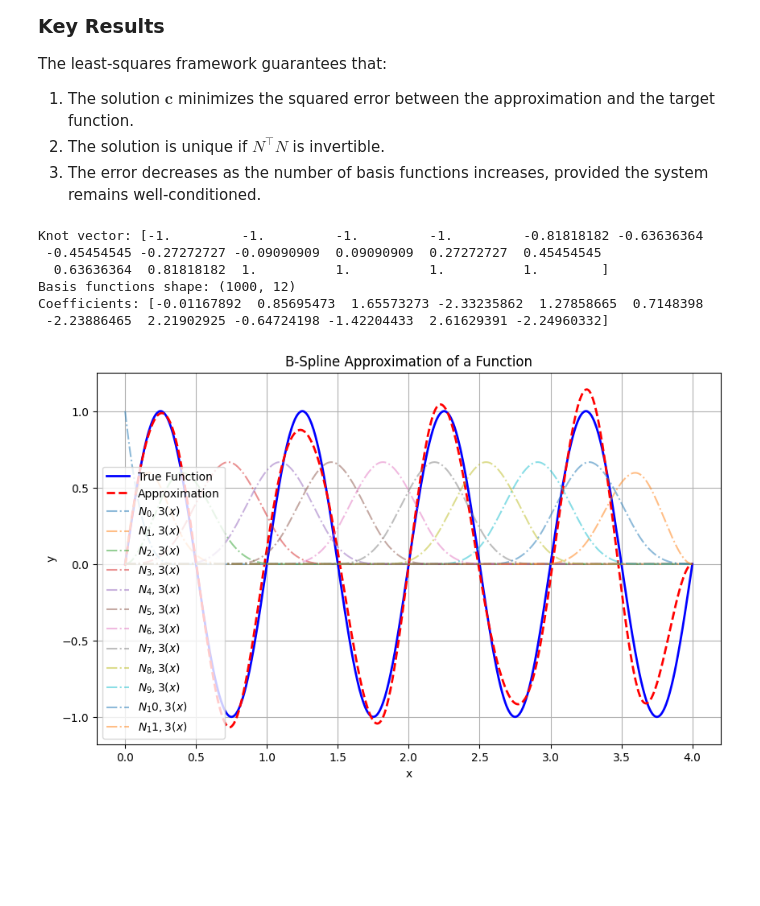
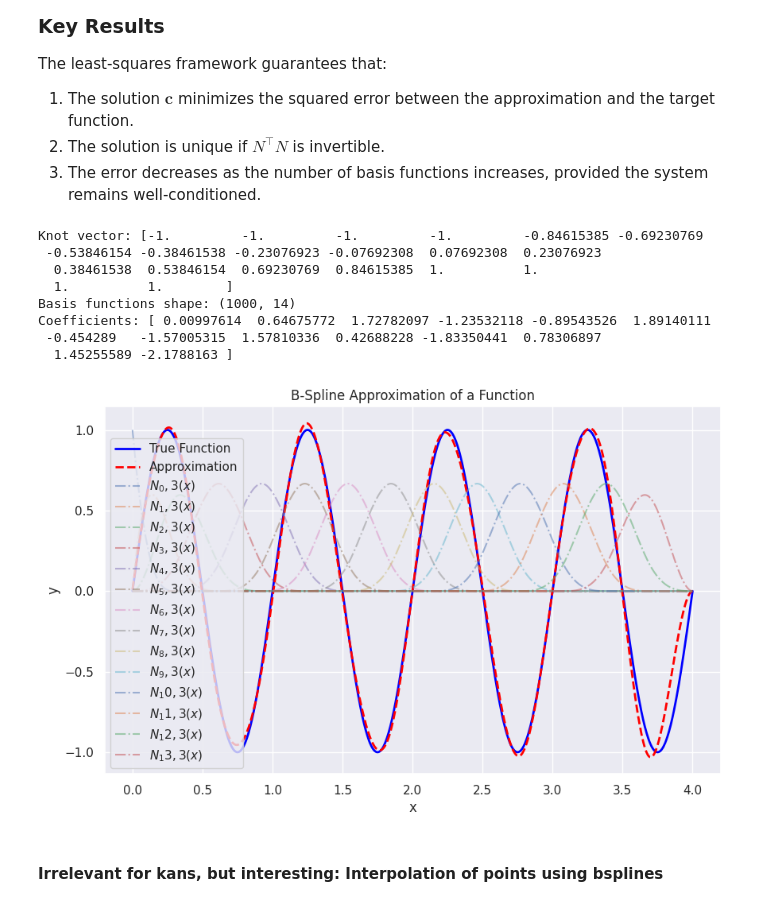
Before and after one commit to spagnoloG/kan, a Jupyter notebook: code/notebooks/02-bsplines.ipynb, the cells around one changed output. Saved outputs shown, nothing was run; the diff lists cells and outputs as text; code cells hidden in the pictures; blank space fills up the shorter version.

Commit message:
Use seaborn for plotting

```diff
--- a/code/notebooks/02-bsplines.ipynb
+++ b/code/notebooks/02-bsplines.ipynb
@@ -138,6 +138,8 @@ $$
 import numpy as np
 import torch
 import matplotlib.pyplot as plt
+import seaborn as sns
+sns.set_theme()
 # %% [markdown]
 Lets define our basis functions from example
 # %%
@@ -552,42 +467,46 @@ The least-squares framework guarantees that:
 2. The solution is unique if $N^\top N$ is invertible.
 3. The error decreases as the number of basis functions increases, provided the system remains well-conditioned.
 # %%
-n_control_points = 12
+n_control_points = 14
 k = 3
 # p = degree
 # n = n_control_points
 t = np.linspace(-1, 1, num=n_control_points)
 t = np.pad(t, (k, k), mode='edge')
 t_values = np.linspace(t[0], t[-1], 1000)
 #t = np.linspace(-1, 1, num=n_control_points + k + 1)
 print("Knot vector:", t)
 x_values = np.linspace(0, 4, 1000)
 bfs = np.array([[basis_function(i, k, t, x) for x in t_values] for i in range(n_control_points)])
 bfs = bfs.T
 print("Basis functions shape:", bfs.shape)
 
 fn = lambda x: np.sin(2 * np.pi * x)
 
 coeffs = np.linalg.lstsq(bfs, fn(x_values), rcond=None)[0]
 print("Coefficients:", coeffs)
 
 y_pred = np.dot(bfs, coeffs)
 
 plt.figure(figsize=(10, 6))
 plt.plot(x_values, fn(x_values), label="True Function", color='blue', linewidth=2)
 plt.plot(x_values, y_pred, label="Approximation", color='red', linewidth=2, linestyle='--')
 for i in range(bfs.shape[1]):
     plt.plot(x_values, bfs[:, i], label=f'$N_{i},{k}(x)$', linestyle='-.', alpha=0.5)
 plt.title("B-Spline Approximation of a Function")
 plt.xlabel("x")
 plt.ylabel("y")
 plt.legend()
-plt.grid()
+plt.grid(True)
 # %% [output]
-Knot vector: [-1.         -1.         -1.         -1.         -0.81818182 -0.63636364
- -0.45454545 -0.27272727 -0.09090909  0.09090909  0.27272727  0.45454545
-  0.63636364  0.81818182  1.          1.          1.          1.        ]
-Basis functions shape: (1000, 12)
-Coefficients: [-0.01167892  0.85695473  1.65573273 -2.33235862  1.27858665  0.7148398
- -2.23886465  2.21902925 -0.64724198 -1.42204433  2.61629391 -2.24960332]
+Knot vector: [-1.         -1.         -1.         -1.         -0.84615385 -0.69230769
+ -0.53846154 -0.38461538 -0.23076923 -0.07692308  0.07692308  0.23076923
+  0.38461538  0.53846154  0.69230769  0.84615385  1.          1.
+  1.          1.        ]
+Basis functions shape: (1000, 14)
+Coefficients: [ 0.00997614  0.64675772  1.72782097 -1.23532118 -0.89543526  1.89140111
+ -0.454289   -1.57005315  1.57810336  0.42688228 -1.83350441  0.78306897
+  1.45255589 -2.1788163 ]
-[figure, old version]
+[figure, new version]
+# %% [markdown]
+#### Irrelevant for kans, but interesting: Interpolation of points using bsplines
```
Also changed, not shown: parts of 8 cells of this notebook, 1 other file.
